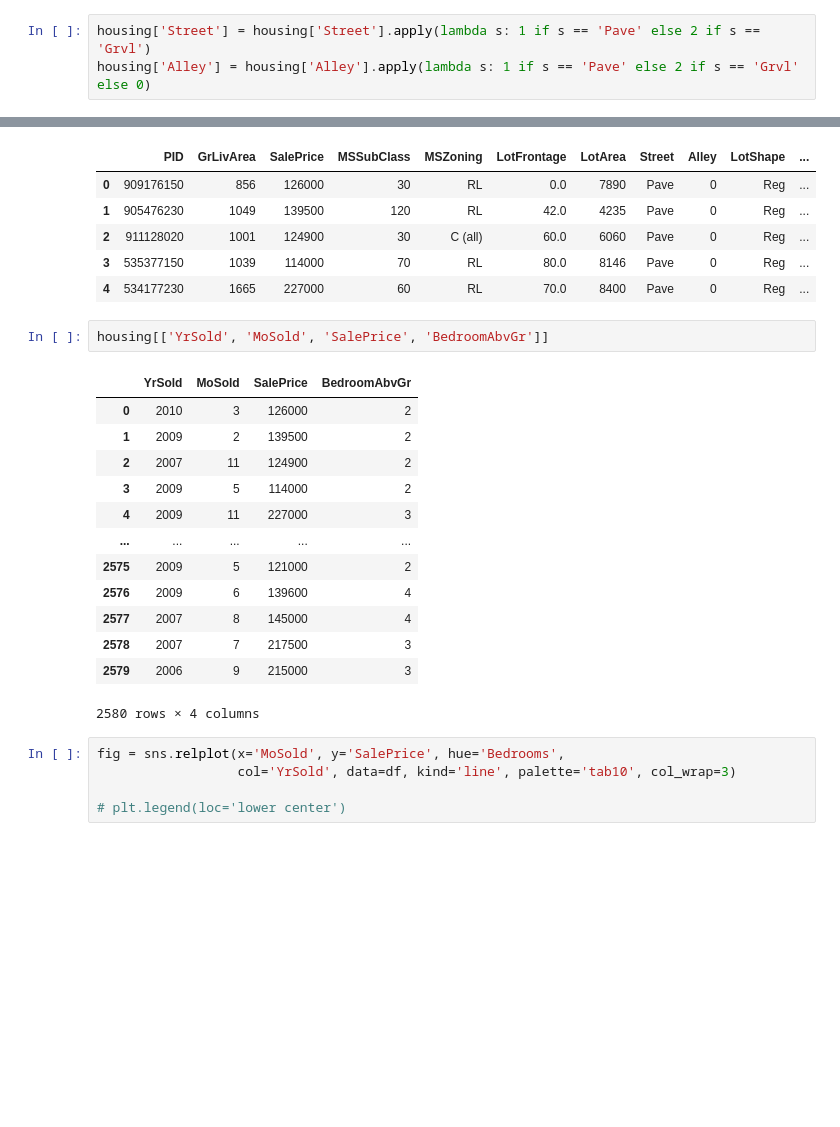
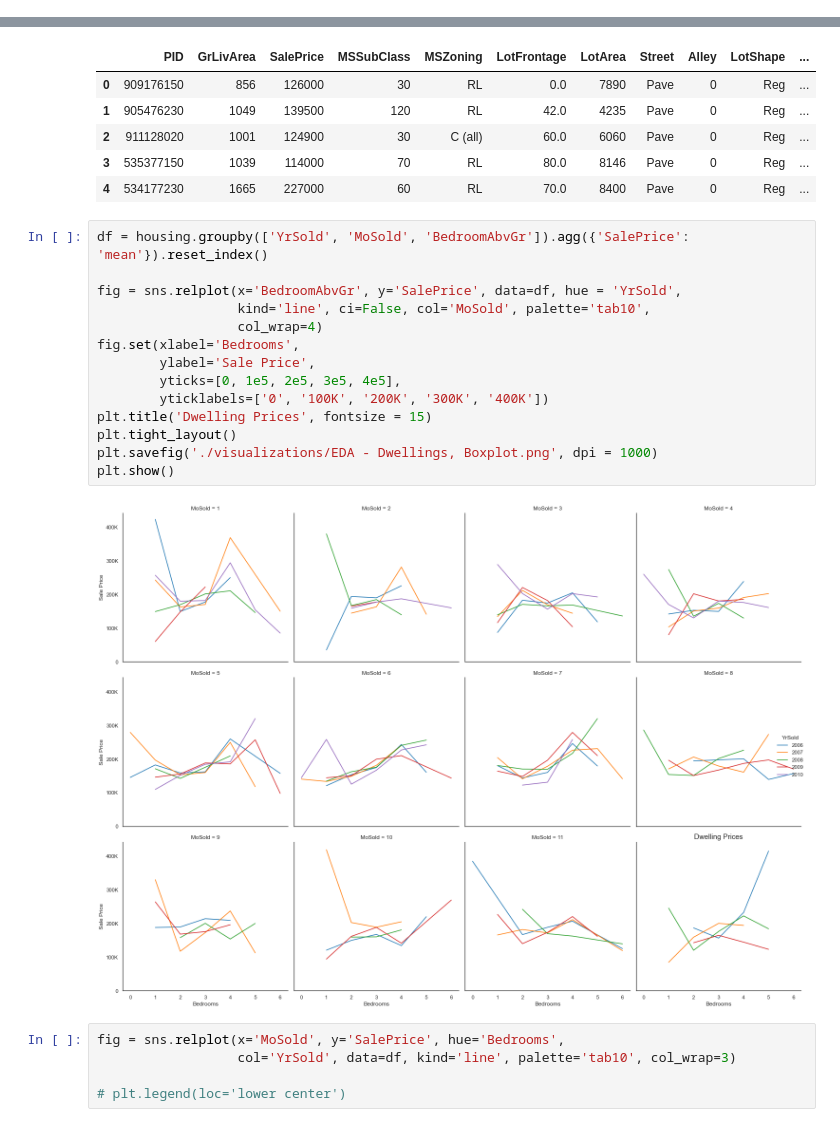
Before and after one commit to danielosetiawan/Ames_Housing_ML, a Jupyter notebook: DS - Ames.ipynb, the cells around one changed output, grey strips where cells are left out. Drawn from its saved outputs; the diff is of its cells as text; blank space fills up the shorter version.

```diff
--- a/DS - Ames.ipynb
+++ b/DS - Ames.ipynb
@@ -124,6 +124,3 @@ housing['Alley'].value_counts()
 2     105
 1      63
 Name: Alley, dtype: int64
-# %%
-housing['Street'] = housing['Street'].apply(lambda s: 1 if s == 'Pave' else 2 if s == 'Grvl')
-housing['Alley'] = housing['Alley'].apply(lambda s: 1 if s == 'Pave' else 2 if s == 'Grvl' else 0)
@@ -572,22 +569,22 @@ housing.head()
 | 2 | 911128020 | 1001 | 124900 | 30 | C (all) | 60.0 | 6060 | Pave | 0 | Reg | ... |
 | 3 | 535377150 | 1039 | 114000 | 70 | RL | 80.0 | 8146 | Pave | 0 | Reg | ... |
 | 4 | 534177230 | 1665 | 227000 | 60 | RL | 70.0 | 8400 | Pave | 0 | Reg | ... |
-# %%
-housing[['YrSold', 'MoSold', 'SalePrice', 'BedroomAbvGr']]
-# %% [output]
-|  | YrSold | MoSold | SalePrice | BedroomAbvGr |
-| 0 | 2010 | 3 | 126000 | 2 |
-| 1 | 2009 | 2 | 139500 | 2 |
-| 2 | 2007 | 11 | 124900 | 2 |
-| 3 | 2009 | 5 | 114000 | 2 |
-| 4 | 2009 | 11 | 227000 | 3 |
-| ... | ... | ... | ... | ... |
-| 2575 | 2009 | 5 | 121000 | 2 |
-| 2576 | 2009 | 6 | 139600 | 4 |
-| 2577 | 2007 | 8 | 145000 | 4 |
-| 2578 | 2007 | 7 | 217500 | 3 |
-| 2579 | 2006 | 9 | 215000 | 3 |
-2580 rows × 4 columns
+# %%
+df = housing.groupby(['YrSold', 'MoSold', 'BedroomAbvGr']).agg({'SalePrice': 'mean'}).reset_index()
+
+fig = sns.relplot(x='BedroomAbvGr', y='SalePrice', data=df, hue = 'YrSold',
+                  kind='line', ci=False, col='MoSold', palette='tab10',
+                  col_wrap=4)
+fig.set(xlabel='Bedrooms',
+        ylabel='Sale Price',
+        yticks=[0, 1e5, 2e5, 3e5, 4e5],
+        yticklabels=['0', '100K', '200K', '300K', '400K'])
+plt.title('Dwelling Prices', fontsize = 15)
+plt.tight_layout()
+plt.savefig('./visualizations/EDA - Dwellings, Boxplot.png', dpi = 1000)
+plt.show()
+# %% [output]
+[figure, added]
 # %%
 fig = sns.relplot(x='MoSold', y='SalePrice', hue='Bedrooms',
                   col='YrSold', data=df, kind='line', palette='tab10', col_wrap=3)
```
Also changed, not shown: parts of 9 cells of this notebook.
